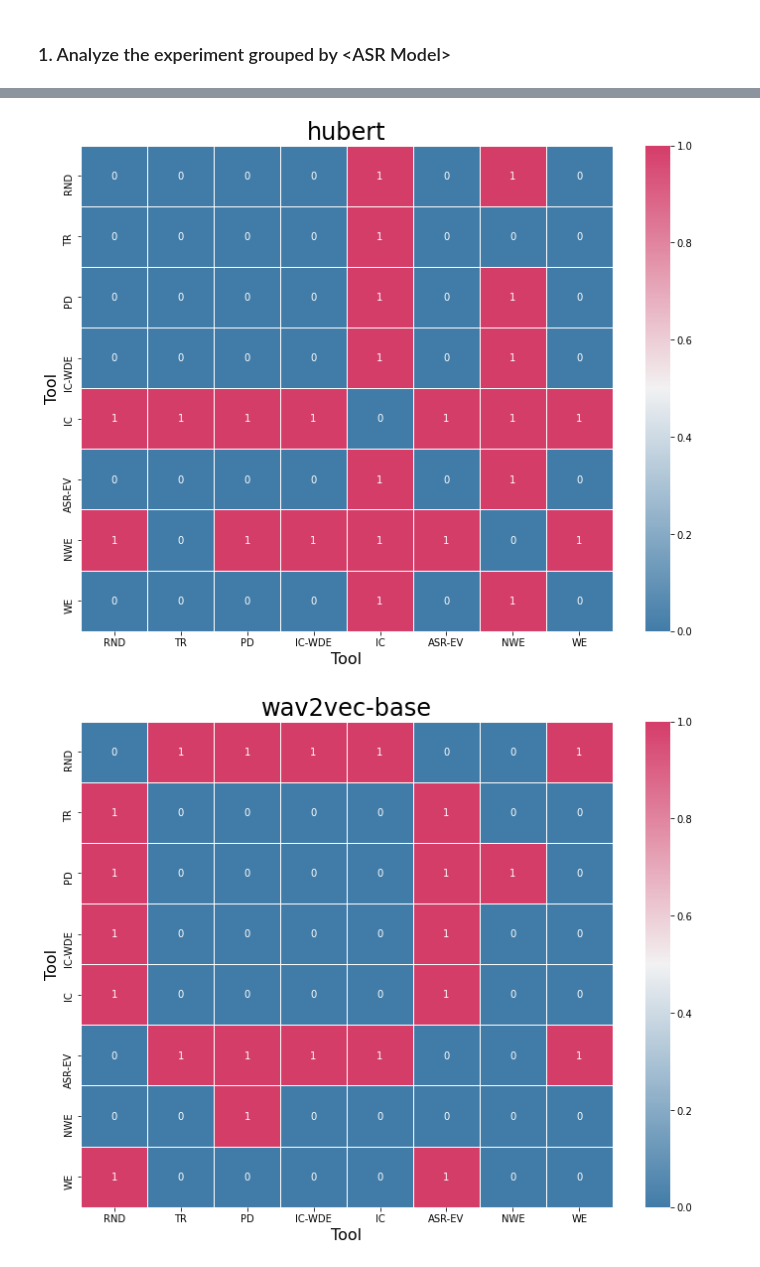
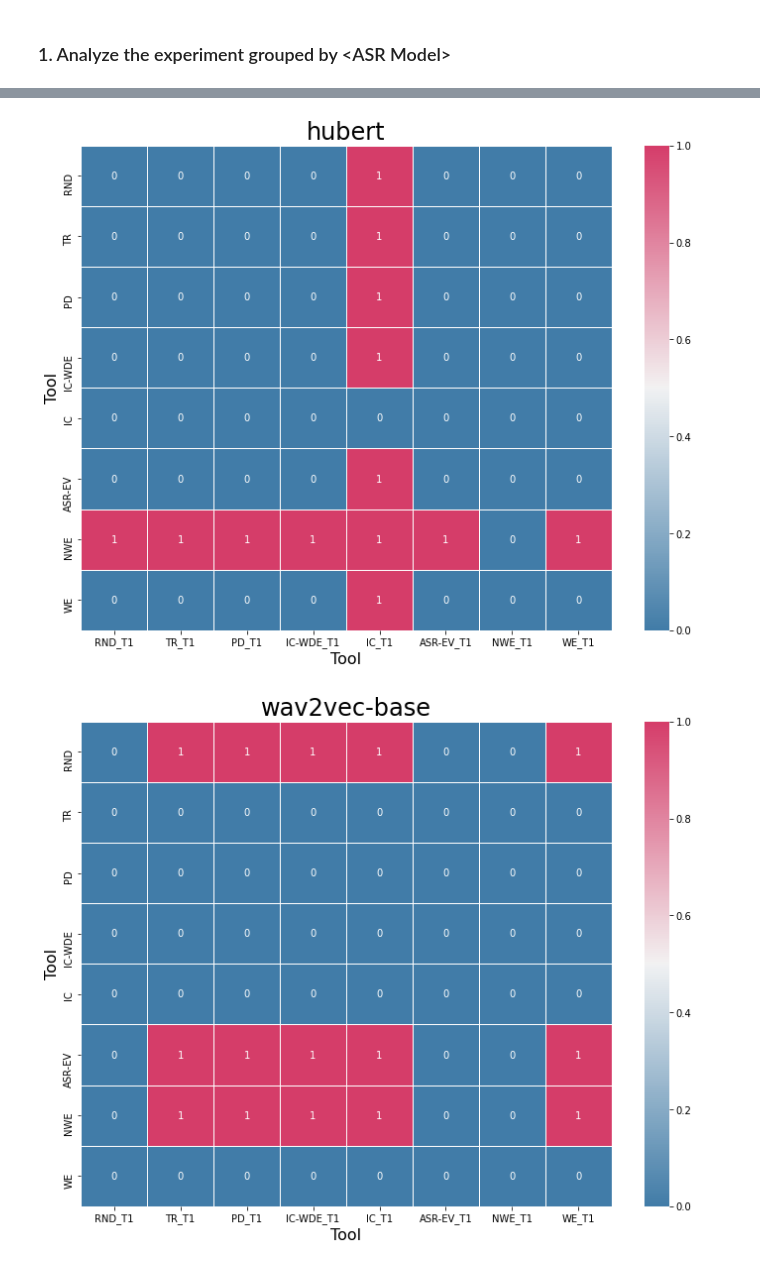
Before and after one commit to yangzhou6666/ASRProphet, a Jupyter notebook: wilcoxon-signed-rank-test.ipynb, the cells around one changed output, grey strips where cells are left out. Saved outputs shown, nothing was run; the diff lists cells and outputs as text; code cells hidden in the pictures.

Commit message:
feat(analyze-RQ2): add index to the heatmap

```diff
--- a/wilcoxon-signed-rank-test.ipynb
+++ b/wilcoxon-signed-rank-test.ipynb
@@ -31,16 +31,16 @@ with open('result/RQ2.json', 'r') as f:
 # %%
 res = {}
 
-# asrs = ["quartznet", "hubert", "wav2vec-base"]
-# datasets = ["YBAA", "ZHAA", "ASI", "TNI", "NCC",
-#             "TXHC", "EBVS", "ERMS", "YDCK", "YKWK", "THV", "TLV"]
-# tools = ["random", "triphone_rich", "pure_diversity", "icassp_without_diversity_enhancing_real_mix", "icassp_real_mix",
-#          "asrevolve_error_model_real", "word_error_real_mix/no_word_enhance", "word_error_real_mix/word_enhance"]
+asrs = ["quartznet", "hubert", "wav2vec-base"]
+datasets = ["YBAA", "ZHAA", "ASI", "TNI", "NCC",
+            "TXHC", "EBVS", "ERMS", "YDCK", "YKWK", "THV", "TLV"]
+tools = ["random", "triphone_rich", "pure_diversity", "icassp_without_diversity_enhancing_real_mix", "icassp_real_mix",
+         "asrevolve_error_model_real", "word_error_real_mix/no_word_enhance", "word_error_real_mix/word_enhance"]
 
 
-asrs = ["quartznet"]
-datasets = ["YBAA", "ZHAA", "ASI", "TNI"]
-tools = ["random", "triphone_rich", "pure_diversity"]
+# asrs = ["quartznet"]
+# datasets = ["YBAA", "ZHAA", "ASI", "TNI"]
+# tools = ["random", "triphone_rich", "pure_diversity"]
 
 res = {}
 for asr in asrs:
@@ -93,11 +93,11 @@ for asr in asrs:
     values = {}
 
     for tool_1 in tools:
-        values[short_names[tool_1]] = {}
+        values[short_names[tool_1]+"_T1"] = {}
         for tool_2 in tools :
 
             if tool_1 == tool_2:
-                values[short_names[tool_1]][short_names[tool_2]] = 0
+                values[short_names[tool_1]+"_T1"][short_names[tool_2]] = 0
             else :
                 arr_1 = []
                 arr_2 = []
@@ -105,12 +105,13 @@ for asr in asrs:
                     arr_1 += get_wer_result(res[asr][dataset][tool_1])
                     arr_2 += get_wer_result(res[asr][dataset][tool_2])
 
-                w, p = scipy.stats.wilcoxon(arr_1, arr_2)
+                w, p = scipy.stats.wilcoxon(
+                    arr_1, arr_2, alternative='greater')
                 # we would reject the null hypothesis at a confidence level of 5%
                 if p < 0.05:
-                    values[short_names[tool_1]][short_names[tool_2]] = 1
+                    values[short_names[tool_1]+"_T1"][short_names[tool_2]] = 1
                 else :
-                    values[short_names[tool_1]][short_names[tool_2]] = 0
+                    values[short_names[tool_1]+"_T1"][short_names[tool_2]] = 0
 
     # print(values)
 
@@ -129,2 +130,2 @@ for asr in asrs:
-[figure, old version]
+[figure, new version]
-[figure, old version]
+[figure, new version]
```
Also changed, not shown: parts of 1 cell of this notebook.
